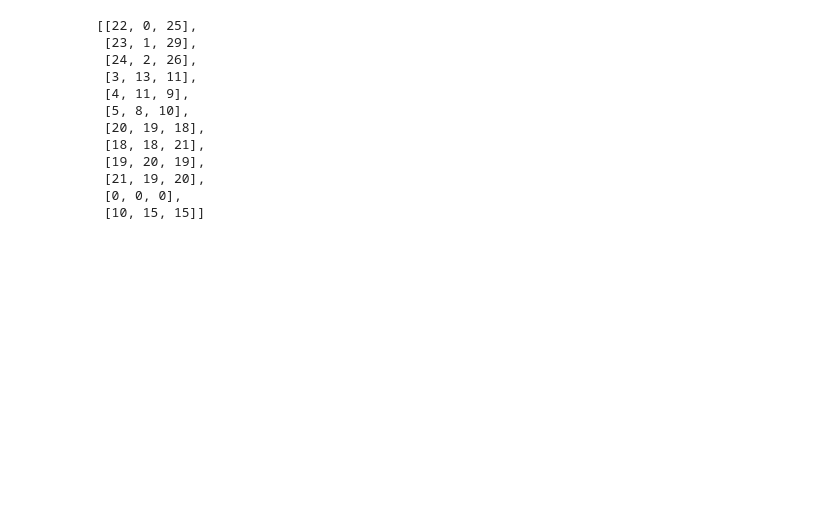
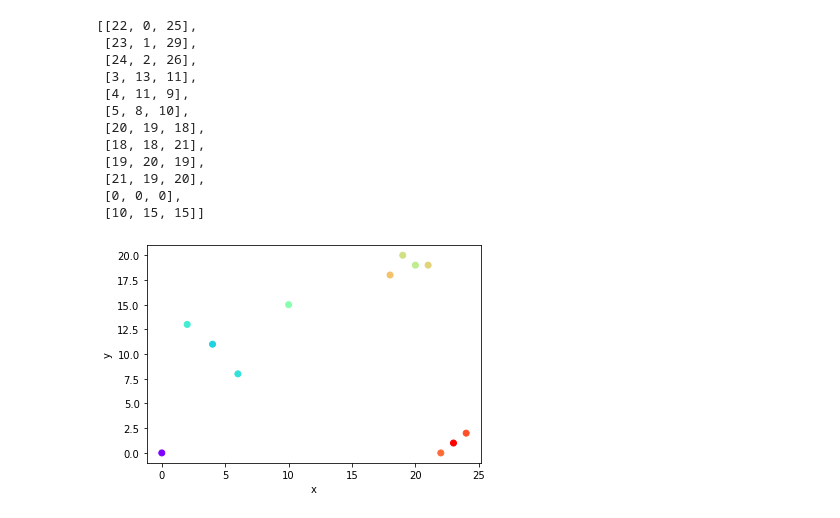
Before and after one commit to egi-megi/TIDBSCAN, a Jupyter notebook: plots.ipynb, the cells around one changed output. Saved outputs shown, nothing was run; the diff lists cells and outputs as text; code cells hidden in the pictures; blank space fills up the shorter version.

```diff
--- a/plots.ipynb
+++ b/plots.ipynb
@@ -67,3 +75,15 @@ data_array
  [21, 19, 20],
  [0, 0, 0],
  [10, 15, 15]]
+# %%
+fig = plt.figure()
+
+# Data for three-dimensional scattered points
+xdata = 22, 23, 24, 2, 4, 6, 20, 18, 19, 21, 0, 10
+ydata = 0, 1, 2, 13, 11, 8, 19, 18, 20, 19, 0, 15
+plot_points = plt.scatter(xdata, ydata, c=zdata, cmap='rainbow')
+plt.xlabel('x')
+plt.ylabel('y')
+plt.savefig('plots/test_data_2_plot.pdf')
+# %% [output]
+[figure, added]
```
Also changed, not shown: parts of 4 cells of this notebook, 2 other files.
